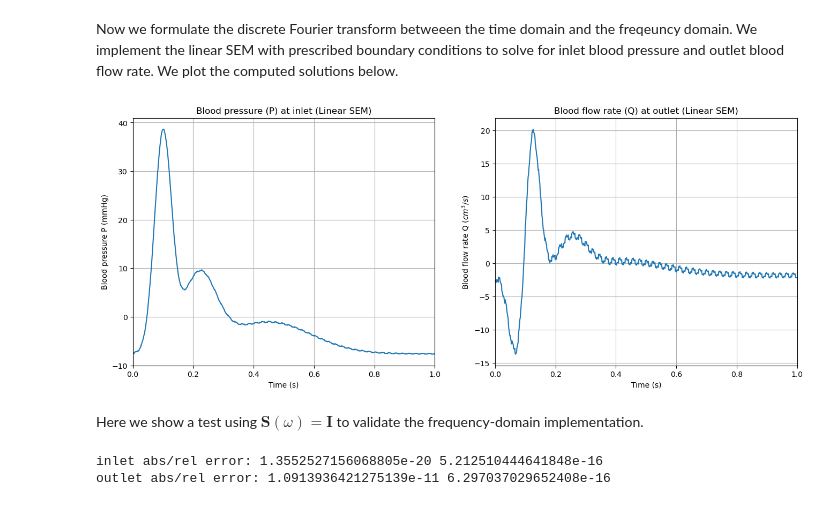
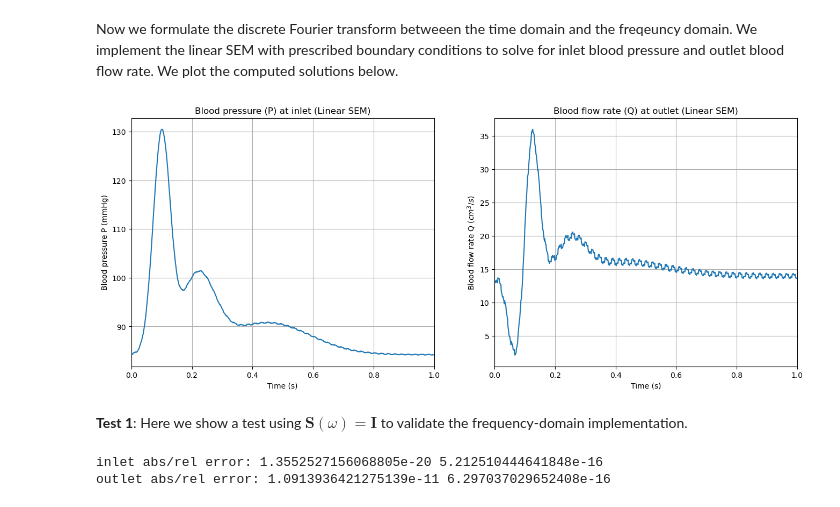
Before and after one commit to zb2263/APMA4300_project, a Jupyter notebook: project.ipynb, the cells around one changed output. Cells and saved outputs as stored; diff of their text form; code cells hidden in the pictures.

```diff
--- a/project.ipynb
+++ b/project.ipynb
@@ -581,13 +583,22 @@ def outlet_pressure(t, params):
 # %% [markdown]
 Now we formulate the discrete Fourier transform betweeen the time domain and the freqeuncy domain. We implement the linear SEM with prescribed boundary conditions to solve for inlet blood pressure and outlet blood flow rate. We plot the computed solutions below.
 # %%
-def sem_fft_ifft():
+def sem_fft_ifft(N=1000, inlet_flow=inlet_flow, outlet_pressure=outlet_pressure):
     """
     SEM solver
         applies time domain boundary conditions to inlet flow and outlet pressure
         uses FFT to tranform inlet flow and outlet pressure from the time domain to the frequency domain
         computes the exact dynamic stiffness matrix for given frequency in the frequency domain
         applies IFFT to obtain inlet pressure and outlet flow in the time domain
+
+    Parameters:
+    -----
+    N : int
+        number of time steps
+    inlet_flow : function
+        defaults to physiologic inlet flow waveform q(0,t)
+    outlet_pressure : function
+        defaults to physiologic outlet pressure waveform p(L,t)
 
     Returns:
     -----
@@ -599,20 +610,19 @@ def sem_fft_ifft():
         (solved) inlet pressure, transformed back into the time domain by IFFT
     qoutifft : 1D array
         (solved) outlet flow, transformed back into the time domain by IFFT
-    poutt :1D array
+    poutt : 1D array
         outlet pressure, subject to given BC
     """
 
     # Time grid stuff
     T = 1.0
-    N = 1000
-    t_lin = numpy.linspace(0.0, T, N, endpoint=False)
-    dt = t_lin[1] - t_lin[0]
+    t = numpy.linspace(0.0, T, N, endpoint=False)
+    dt = t[1] - t[0]
 
 
     # Time domain BCs: q_in and p_out
-    qint = inlet_flow(t_lin, params)
-    poutt = outlet_pressure(t_lin, params)
+    qint = inlet_flow(t, params)
+    poutt = outlet_pressure(t, params)
 
 
     # Apply FFT to inlet flow and outlet pressure
@@ -628,8 +638,21 @@ def sem_fft_ifft():
 
     for n, w in enumerate(omega):
         if abs(w) < 1e-12:
-            pin_fft[n] = 0.
-            qout_fft[n] = 0.
+            # At steady state (ω=0), q should be constant along the vessel
+            qout_fft[n] = qin_fft[n]  # conservation of mass
+
+            # The pressure drop is determined by viscous resistance
+            #   for Poiseuille flow in a pipe: Δp = R_flow * q
+            #   where R_flow = (8 * μ * L) / (π * R^4)
+
+            R_vessel = numpy.sqrt(A0 / numpy.pi)  # radius
+            mu_visc = rho * nu  # dynamic viscosity
+
+            # Poiseuille resistance
+            R_flow = (8 * mu_visc * L) / (numpy.pi * R_vessel**4)
+
+            # Pressure drop from inlet to outlet
+            pin_fft[n] = pout_fft[n] + R_flow * qin_fft[n]
             continue
 
         # S(w) entries
@@ -651,37 +674,37 @@ def sem_fft_ifft():
     qoutifft= numpy.fft.ifft(qout_fft).real
 
 
-    return t_lin, qint, pintifft, qoutifft, poutt
+    return t, qint, pintifft, qoutifft, poutt
 
 t_lin, qint, pintifft, qoutifft, poutt = sem_fft_ifft()
 
 
 # Unit conversions for plotting (to match the paper)
 pin_mmHg  = pintifft / 133.322
 qout_cm3s = qoutifft * 1e6
 
 fig = plt.figure(figsize=(16, 6))
 axes = fig.add_subplot(1, 2, 1)
 axes.plot(t_lin, pin_mmHg)
 axes.set_xlabel('Time (s)')
 axes.set_ylabel(r'Blood pressure P (mmHg)')
 axes.set_title('Blood pressure (P) at inlet (Linear SEM)')
 axes.set_xlim(0.,1.)
 axes.grid()
 
 axes = fig.add_subplot(1, 2, 2)
 axes.plot(t_lin, qout_cm3s)
 axes.set_xlabel('Time (s)')
 axes.set_ylabel('Blood flow rate Q ($cm^{3}/s$)')
 axes.set_title('Blood flow rate (Q) at outlet (Linear SEM)')
 axes.set_xlim(0.,1.)
 axes.grid()
 
 plt.show()
 # %% [output]
-[figure, old version]
+[figure, new version]
 # %% [markdown]
-Here we show a test using $\mathbf{S}(\omega) = \mathbf{I}$ to validate the frequency-domain implementation.
+**Test 1**: Here we show a test using $\mathbf{S}(\omega) = \mathbf{I}$ to validate the frequency-domain implementation.
 # %%
 def sem_fft_ifft_test():
     """
```
Also changed, not shown: parts of 30 cells of this notebook.
